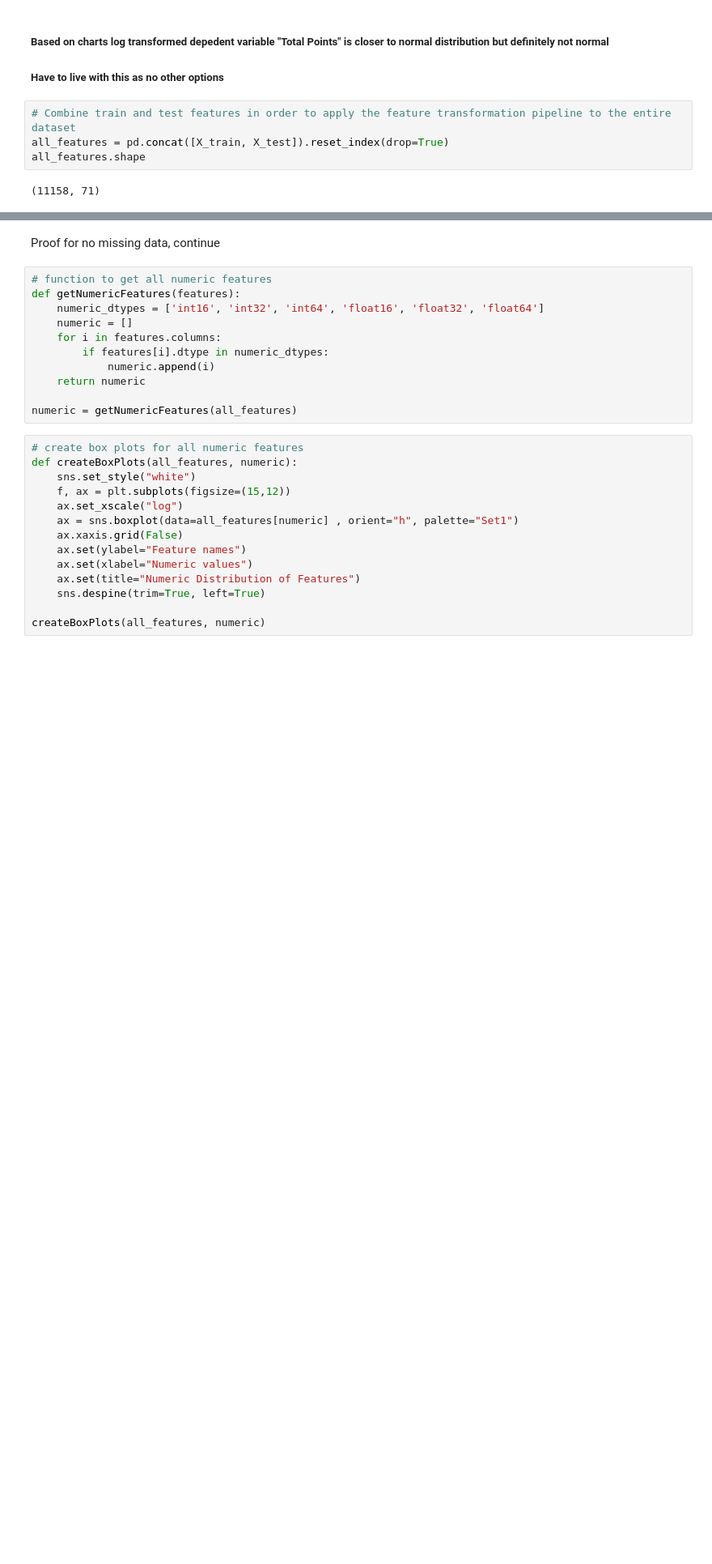
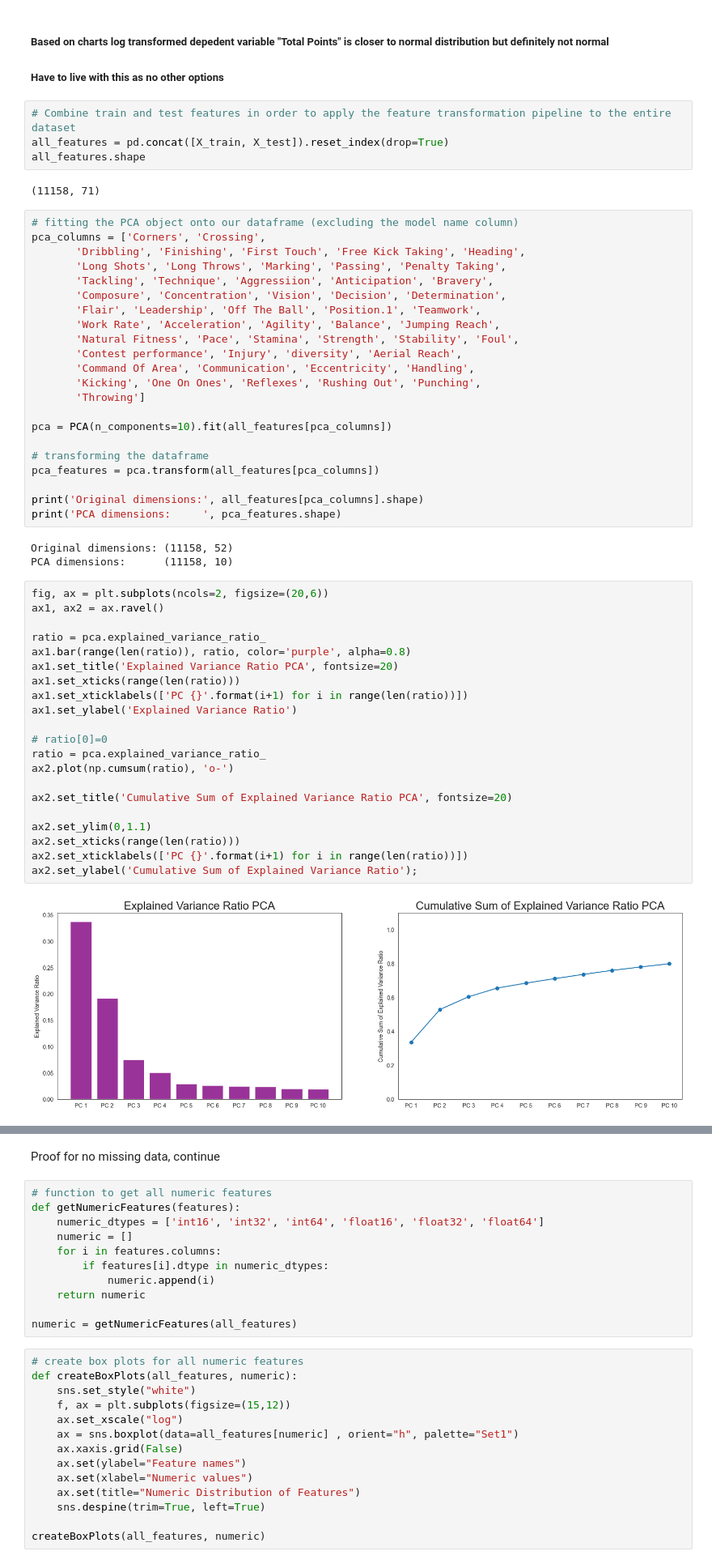
Before and after one commit to Willyiam723/fpl, a Jupyter notebook: main.ipynb, the cells around one changed output, grey strips where cells are left out. Shown at 81% size. Drawn from its saved outputs; the diff is of its cells as text; blank space fills up the shorter version.

```diff
--- a/main.ipynb
+++ b/main.ipynb
@@ -905,3 +916,51 @@ all_features = pd.concat([X_train, X_test]).reset_index(drop=True)
 all_features.shape
 # %% [output]
 (11158, 71)
+# %%
+# fitting the PCA object onto our dataframe (excluding the model name column)
+pca_columns = ['Corners', 'Crossing',
+       'Dribbling', 'Finishing', 'First Touch', 'Free Kick Taking', 'Heading',
+       'Long Shots', 'Long Throws', 'Marking', 'Passing', 'Penalty Taking',
+       'Tackling', 'Technique', 'Aggressiion', 'Anticipation', 'Bravery',
+       'Composure', 'Concentration', 'Vision', 'Decision', 'Determination',
+       'Flair', 'Leadership', 'Off The Ball', 'Position.1', 'Teamwork',
+       'Work Rate', 'Acceleration', 'Agility', 'Balance', 'Jumping Reach',
+       'Natural Fitness', 'Pace', 'Stamina', 'Strength', 'Stability', 'Foul',
+       'Contest performance', 'Injury', 'diversity', 'Aerial Reach',
+       'Command Of Area', 'Communication', 'Eccentricity', 'Handling',
+       'Kicking', 'One On Ones', 'Reflexes', 'Rushing Out', 'Punching',
+       'Throwing']
+
+pca = PCA(n_components=10).fit(all_features[pca_columns])
+
+# transforming the dataframe
+pca_features = pca.transform(all_features[pca_columns])
+
+print('Original dimensions:', all_features[pca_columns].shape)
+print('PCA dimensions:     ', pca_features.shape)
+# %% [output]
+Original dimensions: (11158, 52)
+PCA dimensions:      (11158, 10)
+# %%
+fig, ax = plt.subplots(ncols=2, figsize=(20,6))
+ax1, ax2 = ax.ravel()
+
+ratio = pca.explained_variance_ratio_
+ax1.bar(range(len(ratio)), ratio, color='purple', alpha=0.8)
+ax1.set_title('Explained Variance Ratio PCA', fontsize=20)
+ax1.set_xticks(range(len(ratio)))
+ax1.set_xticklabels(['PC {}'.format(i+1) for i in range(len(ratio))])
+ax1.set_ylabel('Explained Variance Ratio')
+
+# ratio[0]=0
+ratio = pca.explained_variance_ratio_
+ax2.plot(np.cumsum(ratio), 'o-')
+
+ax2.set_title('Cumulative Sum of Explained Variance Ratio PCA', fontsize=20)
+
+ax2.set_ylim(0,1.1)
+ax2.set_xticks(range(len(ratio)))
+ax2.set_xticklabels(['PC {}'.format(i+1) for i in range(len(ratio))])
+ax2.set_ylabel('Cumulative Sum of Explained Variance Ratio');
+# %% [output]
+[figure, added]
```
Also changed, not shown: parts of 41 cells of this notebook.
